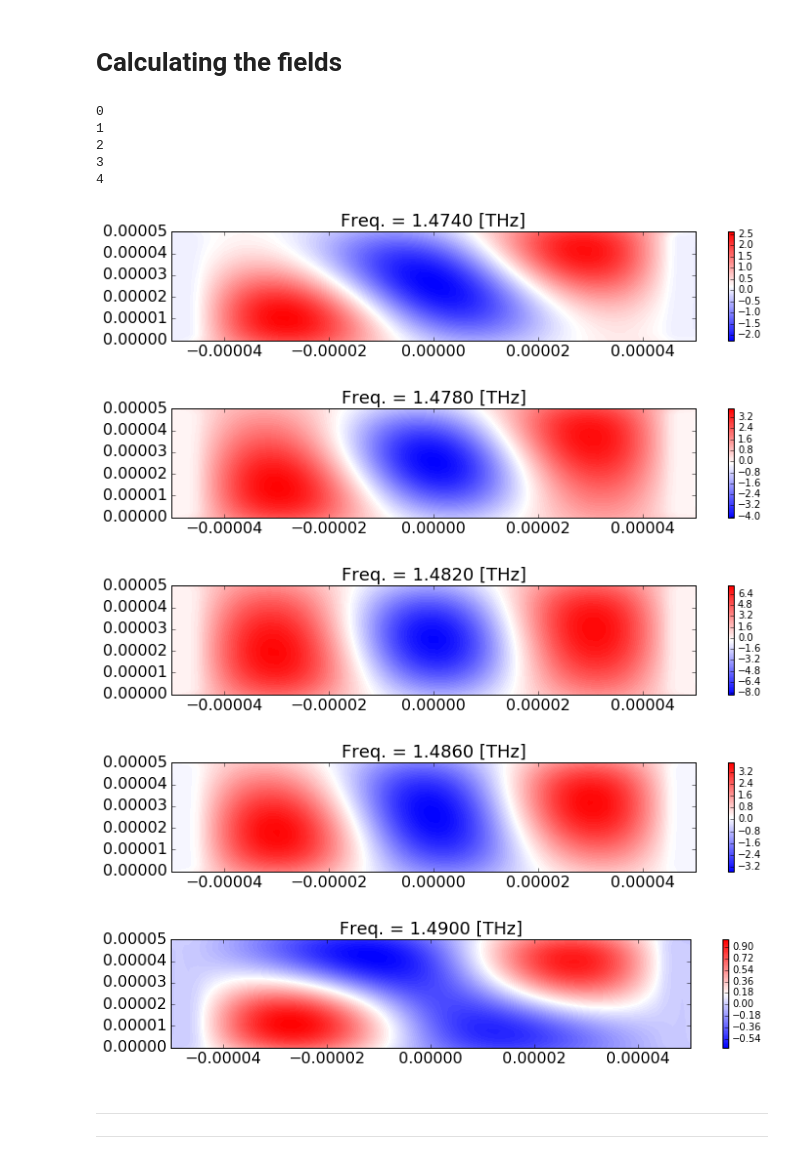
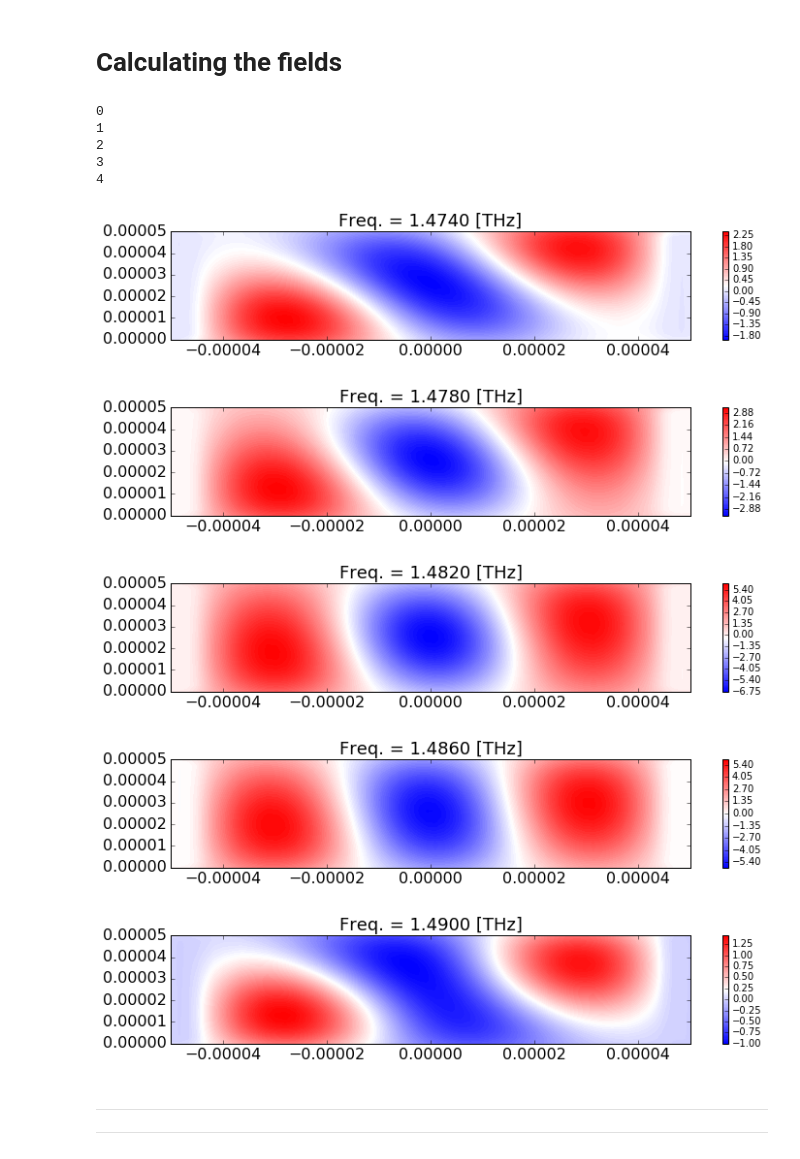
Before and after one commit to bdastmalchi/RCWA, a Jupyter notebook: RCWA_1d_TE_0.2.ipynb, the cells around one changed output. Drawn from its saved outputs; the diff is of its cells as text; code cells hidden in the pictures.

```diff
--- a/RCWA_1d_TE_0.2.ipynb
+++ b/RCWA_1d_TE_0.2.ipynb
@@ -348,6 +349,7 @@ def dTE(nI, epsGR, epsRD, nII, Lambda, fillRD, d, lambda_, theta, N, z, flag):
 
     if flag == 1:
         # Calculate the fields
+        mu0 = 4 * np.pi * 1e-7
         def Xp(g, z):
             return np.diag(np.exp(1j * g * z), 0)
         def Xm(g, z):
@@ -356,7 +358,7 @@ def dTE(nI, epsGR, epsRD, nII, Lambda, fillRD, d, lambda_, theta, N, z, flag):
         F12 = np.dot(W , Xm(g, z))
         F21 = np.dot(V , Xp(g, z))
         F22 = np.dot(-V , Xm(g, z))
-        F_z = np.dot(np.vstack(( np.hstack((F11, F12)), np.hstack((F21, F22)) )), C)
+        F_z = np.dot(np.vstack(( np.hstack((F11, F12)), (-1 / w / mu0) * np.hstack((F21, F22)) )), C)
 
         return kxi, F_z
 
@@ -373,10 +375,10 @@ Lambda = 100e-6
 fillRD = 0.90
 d= 50e-6
 theta = 15
-N = 21
+N = 41
 NN = (N - 1) / 2
-f1 = 0.5e12
-f2 = 2.0e12
+f1 = 0.9e12
+f2 = 1.6e12
 freq = f1
 lambda_ = 3e8 / freq
 imax = 600
@@ -406,7 +408,7 @@ for ii in range(imax):
     lambda_ = 3e8 / freq
 print "Ellapsed time:", time.time()-t
 
-fig = plt.figure(figsize=(12, 8))
+fig = plt.figure(figsize=(14, 8))
 fig.add_subplot()
 plt.tick_params(axis='both', which='major', labelsize=16)
 plt.plot(Ref[:,0], Ref[:,(N+1)/2],'r', linewidth=2)
@@ -415,6 +417,7 @@ plt.plot(Tra[:,0], 1 - Tra[:,(N+1)/2] -Ref[:,(N+1)/2],'k', linewidth=2)
 plt.xlim([f1/1e12, f2/1e12])
 plt.ylim([0, 1])
 
-plt.ylabel('R,T', fontsize=18)
+plt.ylabel('R, T, A', fontsize=18)
 plt.xlabel('freq. [THz]', fontsize=18)
+plt.legend(['R', 'T', 'A'], loc=0, fontsize=18)
 # %% [output]
@@ -432,7 +435,7 @@ Lambda = 100e-6
 fillRD = 0.90
 d= 50e-6
 theta = 15
-N = 61
+N = 41
 NN = (N - 1) / 2
 
 # Set order array
@@ -450,41 +453,41 @@ t = time.time()
 
 x = np.linspace(-Lambda/2, Lambda/2, 60)
 z = np.linspace(0, d, 20)
-Egy = np.zeros((len(z), len(x)))+0.j
-Hgx = np.zeros((len(z), len(x)))+0.j
+Egy = np.zeros((len(z), len(x))) + 0.j
+Hgx = np.zeros((len(z), len(x))) + 0.j
 
 freq = 1.47e12
 lambda_ = 3e8 / freq
 
 for kk in range(5):
     print kk
     freq = freq + 0.004e12
     lambda_ = 3e8 / freq
     for jj in range(len(z)):
         kxi, Fz = dTE(nI, epsGR, epsRD, nII, Lambda, fillRD, d, lambda_, theta, N, z[jj], 1);
         for ii in range(len(x)):
             Egy[jj, ii] = np.real(np.sum(np.transpose(Fz[0:N]) * np.exp(1j * kxi * x[ii])))
             Hgx[jj, ii] = np.real(np.sum(np.transpose(Fz[N:2*N]) * np.exp(1j * kxi * x[ii])))
 
     fig = plt.figure(figsize=(12, 2))
     fig.add_subplot()
     plt.tick_params(axis='both', which='major', labelsize=16)
 
     #v = np.linspace(-4, 4, 50, endpoint=True)
     plt.contourf(x, z, Egy, 100, cmap=plt.cm.bwr)
     plt.colorbar()
     plt.title("Freq. = %.4f [THz]"%(freq/1e12), fontsize=18)
 # %% [output]
 0
 1
 2
 3
 4
-[figure, old version]
+[figure, new version]
-[figure, old version]
+[figure, new version]
-[figure, old version]
+[figure, new version]
-[figure, old version]
+[figure, new version]
-[figure, old version]
+[figure, new version]
 # %% [markdown]
 ----------------------------------------------------------------------------------------------------------
 ----------------------------------------------------------------------------------------------------------
```
Also changed, not shown: parts of 7 cells of this notebook.
